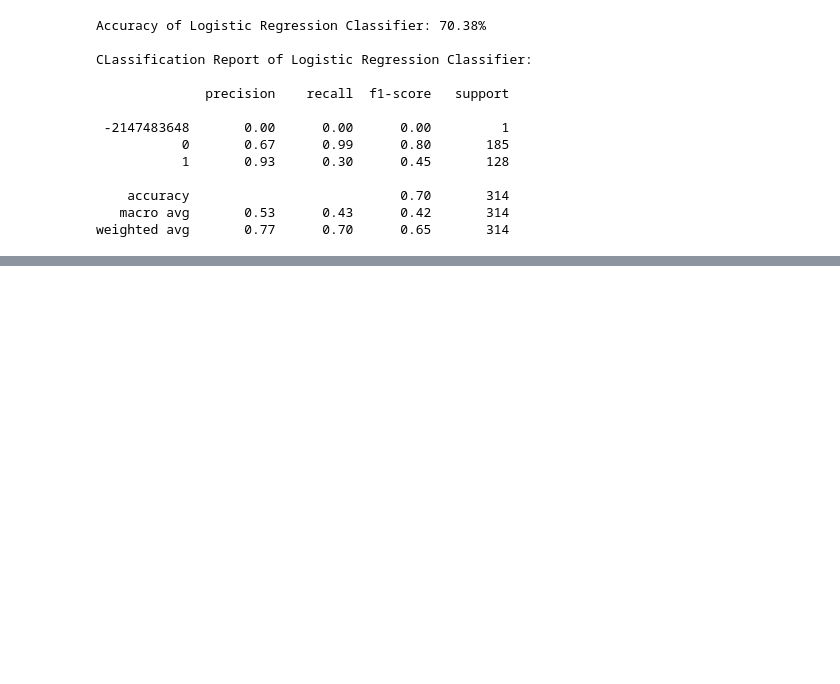
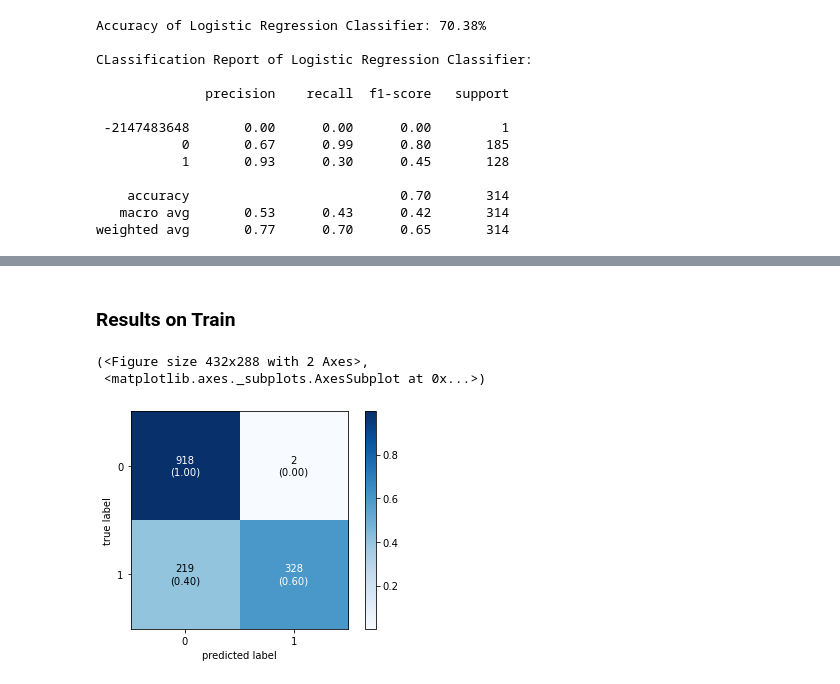
Before and after one commit to Squishy123/CPS803-Project, a Jupyter notebook: src/log_reg.ipynb, the cells around one changed output, grey strips where cells are left out. Cells and saved outputs as stored; diff of their text form; code cells hidden in the pictures; blank space fills up the shorter version.

```diff
--- a/src/log_reg.ipynb
+++ b/src/log_reg.ipynb
@@ -138,0 +154,10 @@ weighted avg       0.77      0.70      0.65       314
+# %% [markdown]
+### Results on Train
+# %%
+train_pred_y = lrm.predict(train_X)
+# %%
+util.plot_conf_mat(train_y, train_pred_y)
+# %% [output]
+(<Figure size 432x288 with 2 Axes>,
+ <matplotlib.axes._subplots.AxesSubplot at 0x...>)
+[figure, added]
```
Also changed, not shown: parts of 20 cells of this notebook, 1 other file.
